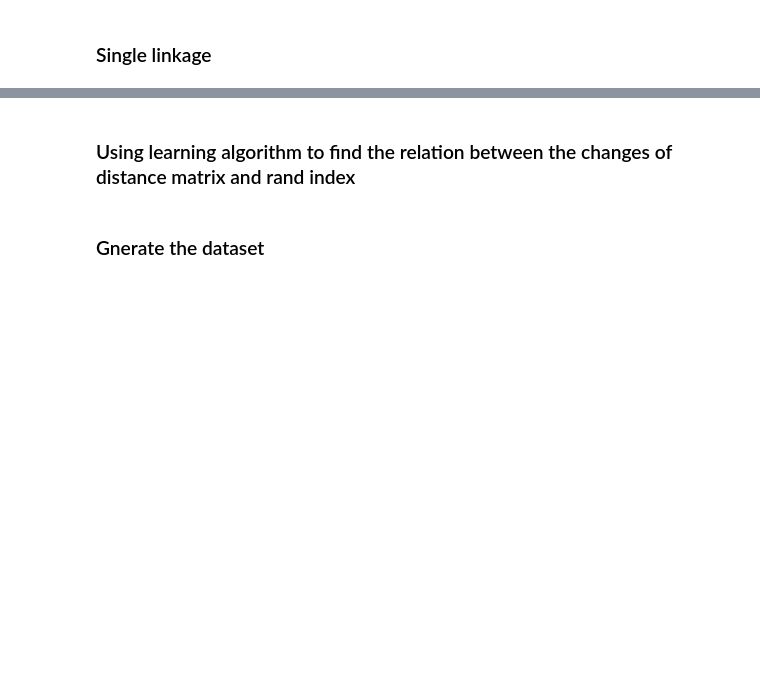
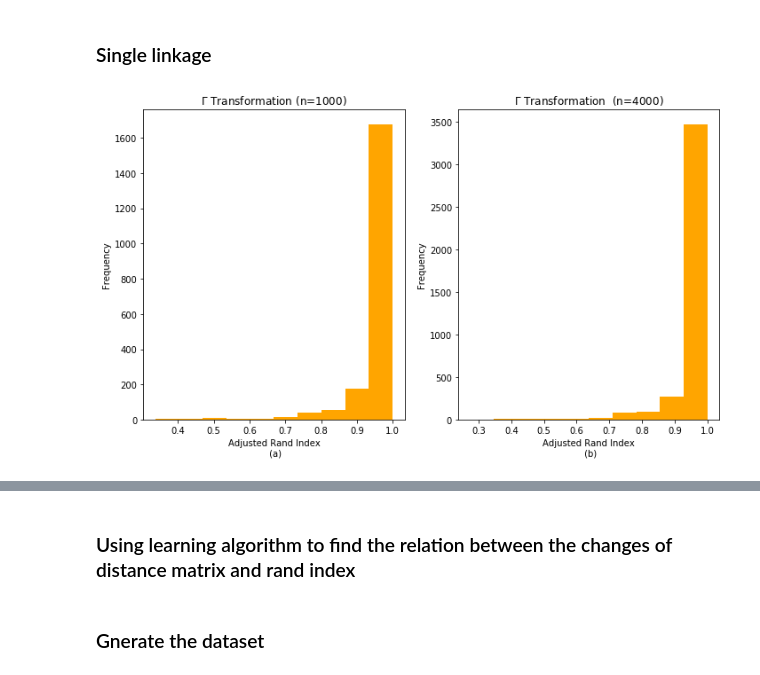
Before and after one commit to Zehui127/clusteringResearch2019, a Jupyter notebook: python_code/Untitled.ipynb, the cells around one changed output, grey strips where cells are left out. Saved outputs shown, nothing was run; the diff lists cells and outputs as text; code cells hidden in the pictures; blank space fills up the shorter version.

```diff
--- a/python_code/Untitled.ipynb
+++ b/python_code/Untitled.ipynb
@@ -354,5 +526,43 @@ plt.hist(d3)
 # %%
 from sklearn.cluster import AgglomerativeClustering
 def single_linkage_tester(dist_matrix):
-    model = AgglomerativeClustering(affinity='precomputed', n_clusters=10, linkage='single').fit(dist_matrix)
+    model = AgglomerativeClustering(affinity='precomputed', n_clusters=3, linkage='complete').fit(dist_matrix)
     return model.labels_
+# %%
+results2 = []
+for j in range(1,5):
+    iterate_time = 1000*j
+    d1 = np.zeros(iterate_time)
+    d2 = np.zeros(iterate_time)
+    Gamma3_d3 = np.zeros(iterate_time)
+    for i in tqdm(range(0,iterate_time)):
+        dist_matrix=dist_matric
+        partition = single_linkage_tester(dist_matrix)
+        dist_matric2 = perturb_distance_matrix(dist_matric,partition,1)
+        partition2 = single_linkage_tester(dist_matric2)
+        Gamma3_d3[i]=adjusted_rand_score(partition,partition2)
+    results2.append(Gamma3_d3)
+# %%
+f, axs = plt.subplots(1,2,figsize=(10,6))
+plt.subplot(1, 2, 1)
+plt.hist(results2[1],color="orange")
+plt.xlabel('Adjusted Rand Index\n (a)')
+plt.ylabel('Frequency')
+plt.title('$\Gamma$ Transformation (n=1000)')
+"""
+plt.subplot(1, 3, 2)
+plt.hist(results2[2],color="orange")
+plt.xlabel('Adjusted Rand Index\n (a)')
+plt.ylabel('Frequency')
+plt.title('$\Gamma$ Transformation (n=2000)')
+"""
+plt.subplot(1, 2, 2)
+plt.hist(results2[3],color="orange")
+plt.xlabel('Adjusted Rand Index\n (b)')
+plt.ylabel('Frequency')
+plt.title('$\Gamma$ Transformation  (n=4000)')
+
+plt.tight_layout()
+plt.savefig('simulate2_1.png')
+# %% [output]
+[figure, added]
```
Also changed, not shown: parts of 49 cells of this notebook, 28 other files.
